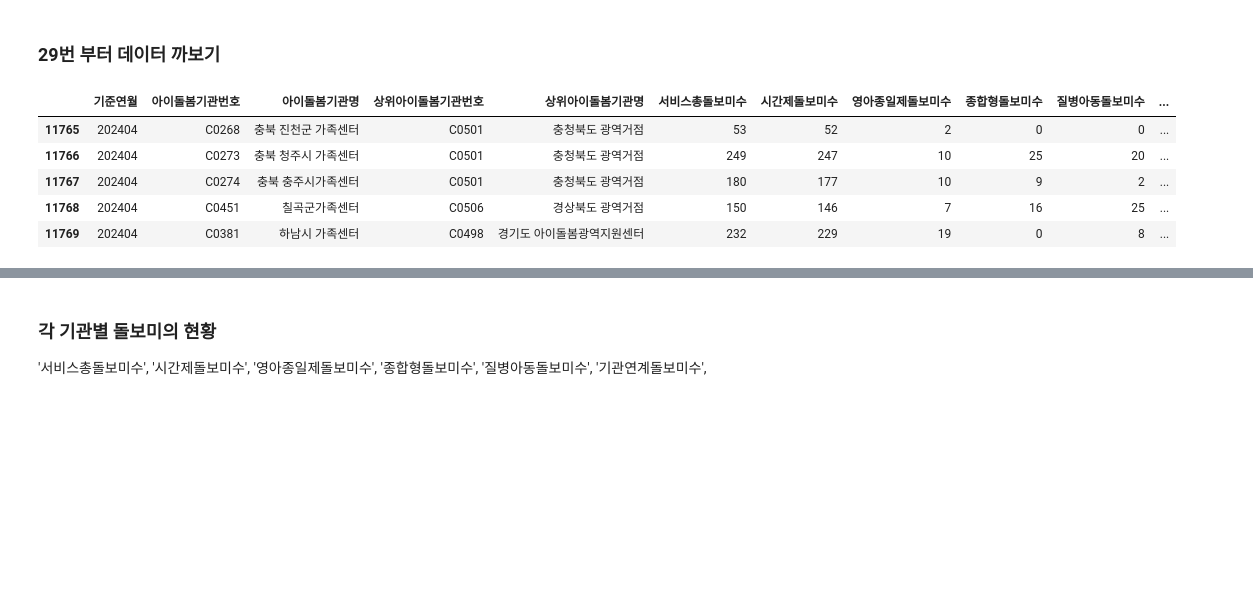
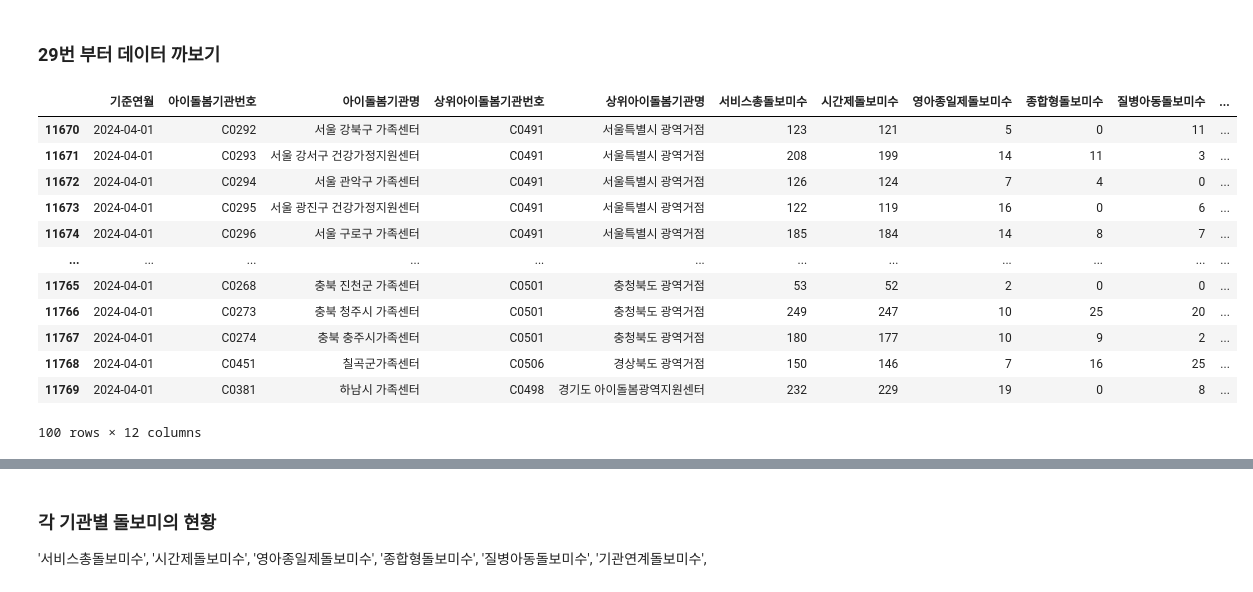
Before and after one commit to CodeArt-Team/MLcompetetion, a Jupyter notebook: 공모전/서울GovTech/돌봄서비스/데이터 읽어오기_jihwan.ipynb, the cells around one changed output, grey strips where cells are left out. Saved outputs shown, nothing was run; the diff lists cells and outputs as text; code cells hidden in the pictures; blank space fills up the shorter version.

```diff
--- a/공모전/서울GovTech/돌봄서비스/데이터 읽어오기_jihwan.ipynb
+++ b/공모전/서울GovTech/돌봄서비스/데이터 읽어오기_jihwan.ipynb
@@ -103,12 +109,19 @@ data36 = pd.read_excel("데이터파일/36.여성가족부_아이돌봄 누적
 #data 32까지,35,36는 기준년월 4월 33,34 데이터는 기준년 6월데이터
 # %%
 # 29.여성가족부_아이돌보미 현황 서비스별 정보 서비스_
-data29.tail()
+data29.tail(100)
 # %% [output]
 |  | 기준연월 | 아이돌봄기관번호 | 아이돌봄기관명 | 상위아이돌봄기관번호 | 상위아이돌봄기관명 | 서비스총돌보미수 | 시간제돌보미수 | 영아종일제돌보미수 | 종합형돌보미수 | 질병아동돌보미수 | ... |
-| 11765 | 202404 | C0268 | 충북 진천군 가족센터 | C0501 | 충청북도 광역거점 | 53 | 52 | 2 | 0 | 0 | ... |
-| 11766 | 202404 | C0273 | 충북 청주시 가족센터 | C0501 | 충청북도 광역거점 | 249 | 247 | 10 | 25 | 20 | ... |
-| 11767 | 202404 | C0274 | 충북 충주시가족센터 | C0501 | 충청북도 광역거점 | 180 | 177 | 10 | 9 | 2 | ... |
-| 11768 | 202404 | C0451 | 칠곡군가족센터 | C0506 | 경상북도 광역거점 | 150 | 146 | 7 | 16 | 25 | ... |
-| 11769 | 202404 | C0381 | 하남시 가족센터 | C0498 | 경기도 아이돌봄광역지원센터 | 232 | 229 | 19 | 0 | 8 | ... |
+| 11670 | 2024-04-01 | C0292 | 서울 강북구 가족센터 | C0491 | 서울특별시 광역거점 | 123 | 121 | 5 | 0 | 11 | ... |
+| 11671 | 2024-04-01 | C0293 | 서울 강서구 건강가정지원센터 | C0491 | 서울특별시 광역거점 | 208 | 199 | 14 | 11 | 3 | ... |
+| 11672 | 2024-04-01 | C0294 | 서울 관악구 가족센터 | C0491 | 서울특별시 광역거점 | 126 | 124 | 7 | 4 | 0 | ... |
+| 11673 | 2024-04-01 | C0295 | 서울 광진구 건강가정지원센터 | C0491 | 서울특별시 광역거점 | 122 | 119 | 16 | 0 | 6 | ... |
+| 11674 | 2024-04-01 | C0296 | 서울 구로구 가족센터 | C0491 | 서울특별시 광역거점 | 185 | 184 | 14 | 8 | 7 | ... |
+| ... | ... | ... | ... | ... | ... | ... | ... | ... | ... | ... | ... |
+| 11765 | 2024-04-01 | C0268 | 충북 진천군 가족센터 | C0501 | 충청북도 광역거점 | 53 | 52 | 2 | 0 | 0 | ... |
+| 11766 | 2024-04-01 | C0273 | 충북 청주시 가족센터 | C0501 | 충청북도 광역거점 | 249 | 247 | 10 | 25 | 20 | ... |
+| 11767 | 2024-04-01 | C0274 | 충북 충주시가족센터 | C0501 | 충청북도 광역거점 | 180 | 177 | 10 | 9 | 2 | ... |
+| 11768 | 2024-04-01 | C0451 | 칠곡군가족센터 | C0506 | 경상북도 광역거점 | 150 | 146 | 7 | 16 | 25 | ... |
+| 11769 | 2024-04-01 | C0381 | 하남시 가족센터 | C0498 | 경기도 아이돌봄광역지원센터 | 232 | 229 | 19 | 0 | 8 | ... |
+100 rows × 12 columns
 # %%
```
Also changed, not shown: parts of 37 cells of this notebook.
